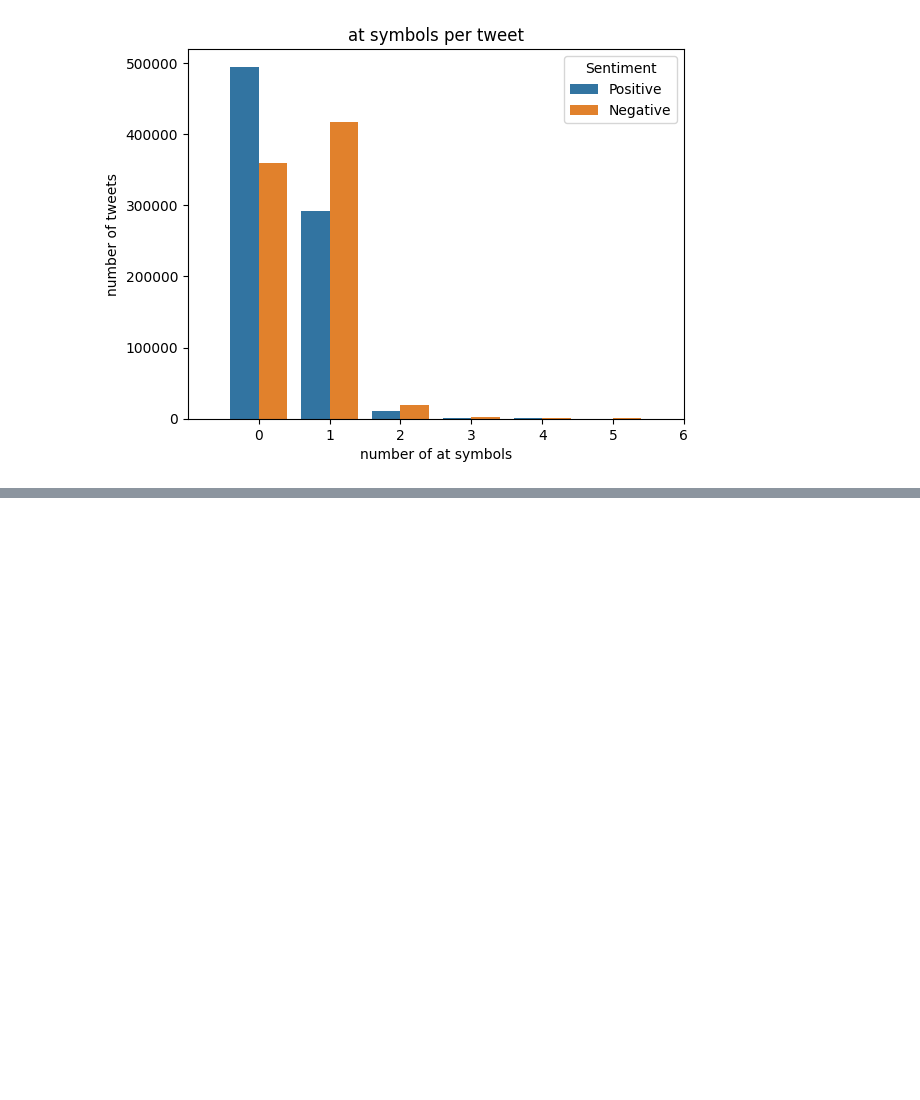
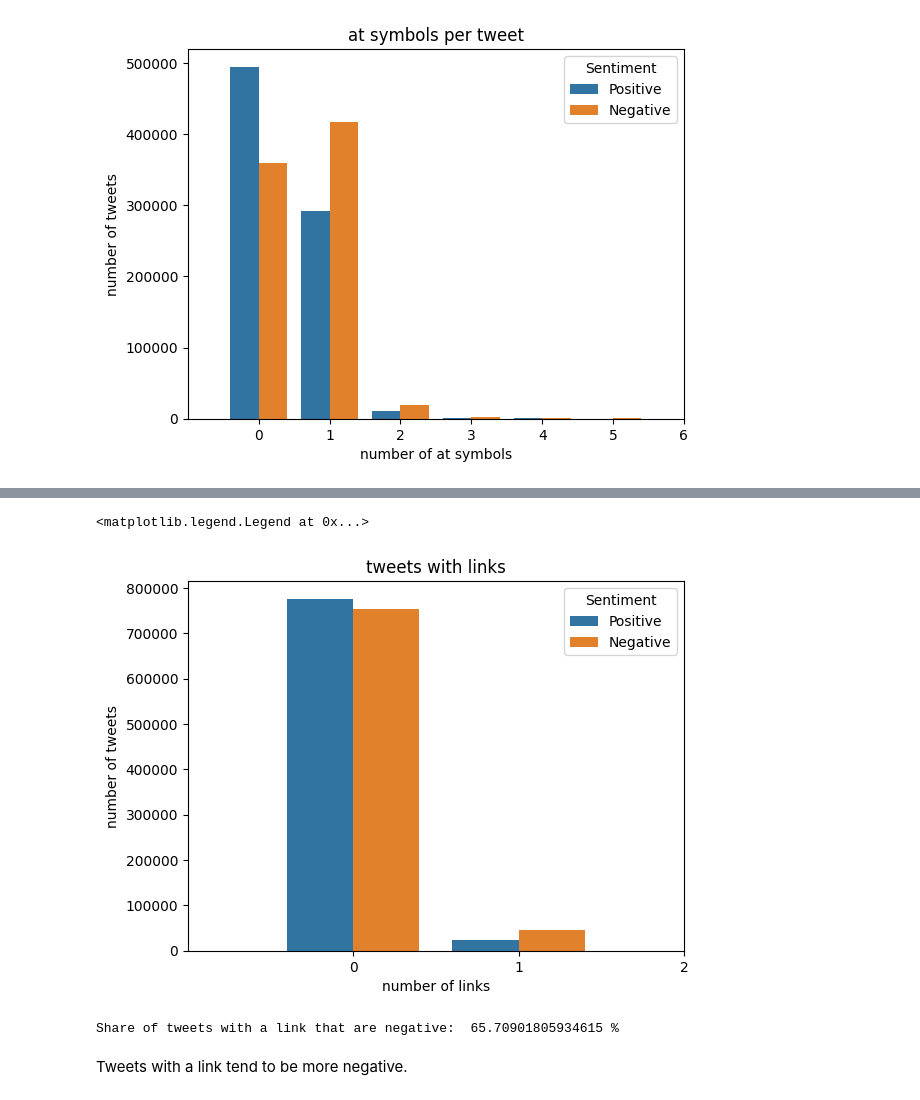
Before and after one commit to DavidStein7/marketing_analytics_project, a Jupyter notebook: Notebooks/finn_data_exploration.ipynb, the cells around one changed output, grey strips where cells are left out. Drawn from its saved outputs; the diff is of its cells as text; code cells hidden in the pictures; blank space fills up the shorter version.

```diff
--- a/Notebooks/finn_data_exploration.ipynb
+++ b/Notebooks/finn_data_exploration.ipynb
@@ -323,0 +324,3 @@ Tweets with an at symbol tend to be more negative.
+# %%
+data['Link'] = data['Tweet'].str.count('http')
+data
@@ -323,0 +341,18 @@ Tweets with an at symbol tend to be more negative.
+# %%
+sns.countplot(data, x='Link', hue='Sentiment')
+plt.xlim(-1,2)
+plt.title('tweets with links')
+plt.xlabel('number of links')
+plt.ylabel('number of tweets')
+plt.legend(title='Sentiment', loc='upper right', labels=['Positive', 'Negative'])
+# %% [output]
+<matplotlib.legend.Legend at 0x...>
+[figure, added]
+# %%
+link_pos = ((data['Sentiment'] == 0) & (data['Link'] == 1)).sum()
+link_neg = ((data['Sentiment'] == 4) & (data['Link'] == 1)).sum()
+print('Share of tweets with a link that are negative: ', (link_neg / (link_pos + link_neg))*100, '%')
+# %% [output]
+Share of tweets with a link that are negative:  65.70901805934615 %
+# %% [markdown]
+Tweets with a link tend to be more negative.
```
Also changed, not shown: parts of 2 cells of this notebook.
